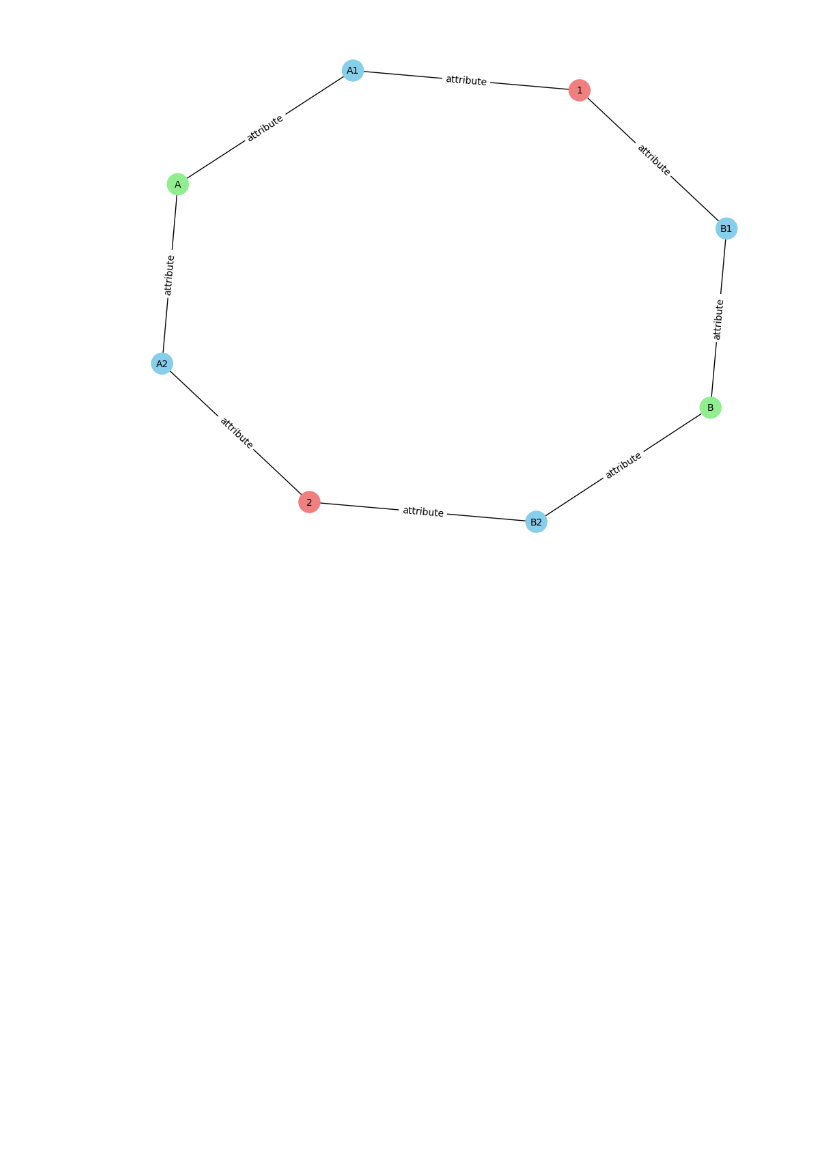
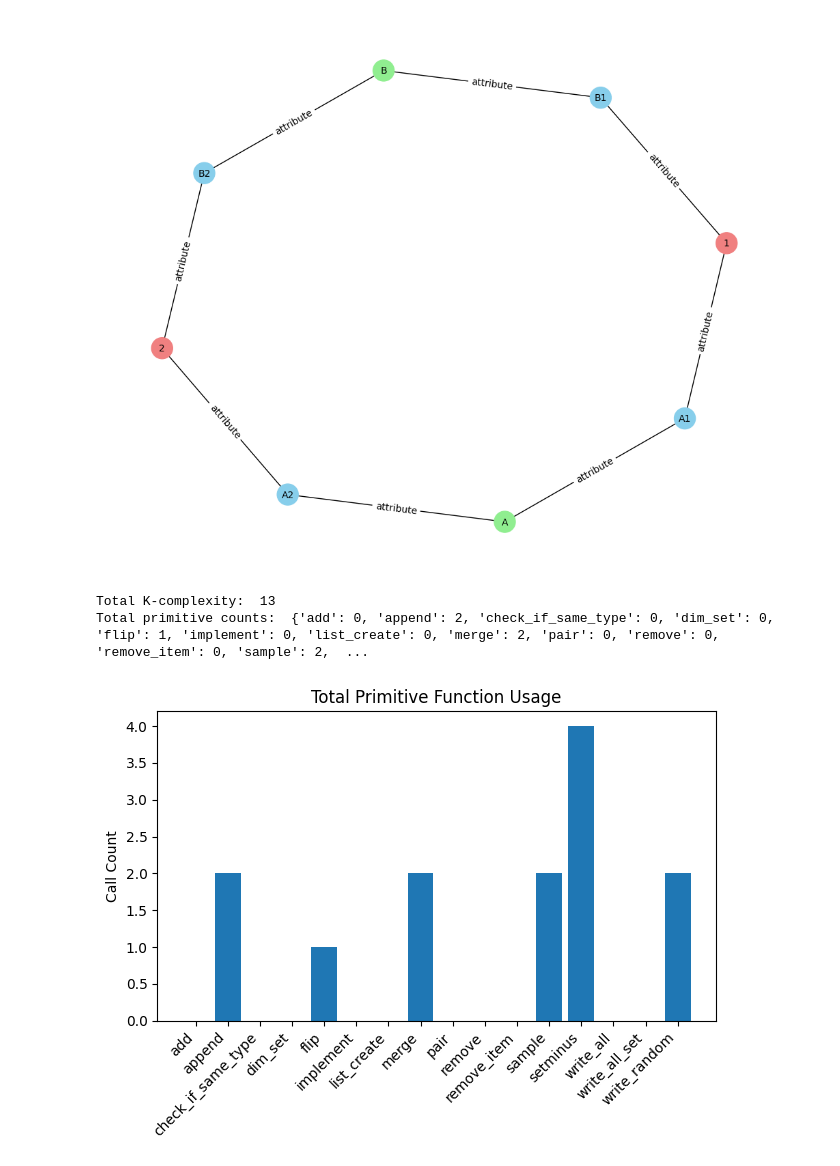
Before and after one commit to bendemonium/LoT-modeling, a Jupyter notebook: newtest.ipynb, the cells around one changed output. Saved outputs shown, nothing was run; the diff lists cells and outputs as text; code cells hidden in the pictures; blank space fills up the shorter version.

```diff
--- a/newtest.ipynb
+++ b/newtest.ipynb
@@ -123,4 +217,11 @@ Elapsed time: 9.6399977337569e-05
 # %%
 S.visualize()
+print('Total K-complexity: ', kc.get_total_k_complexity())
+print('Total primitive counts: ', kc.get_total_prim_counts())
+kc.plot_total_prim_counts()
+kc.plot_cog_vs_prim()
 # %% [output]
-[figure, old version]
+[figure, new version]
+Total K-complexity:  13
+Total primitive counts:  {'add': 0, 'append': 2, 'check_if_same_type': 0, 'dim_set': 0, 'flip': 1, 'implement': 0, 'list_create': 0, 'merge': 2, 'pair': 0, 'remove': 0, 'remove_item': 0, 'sample': 2,  ...
+[figure, added]
```
Also changed, not shown: parts of 10 cells of this notebook, 4 other files.
